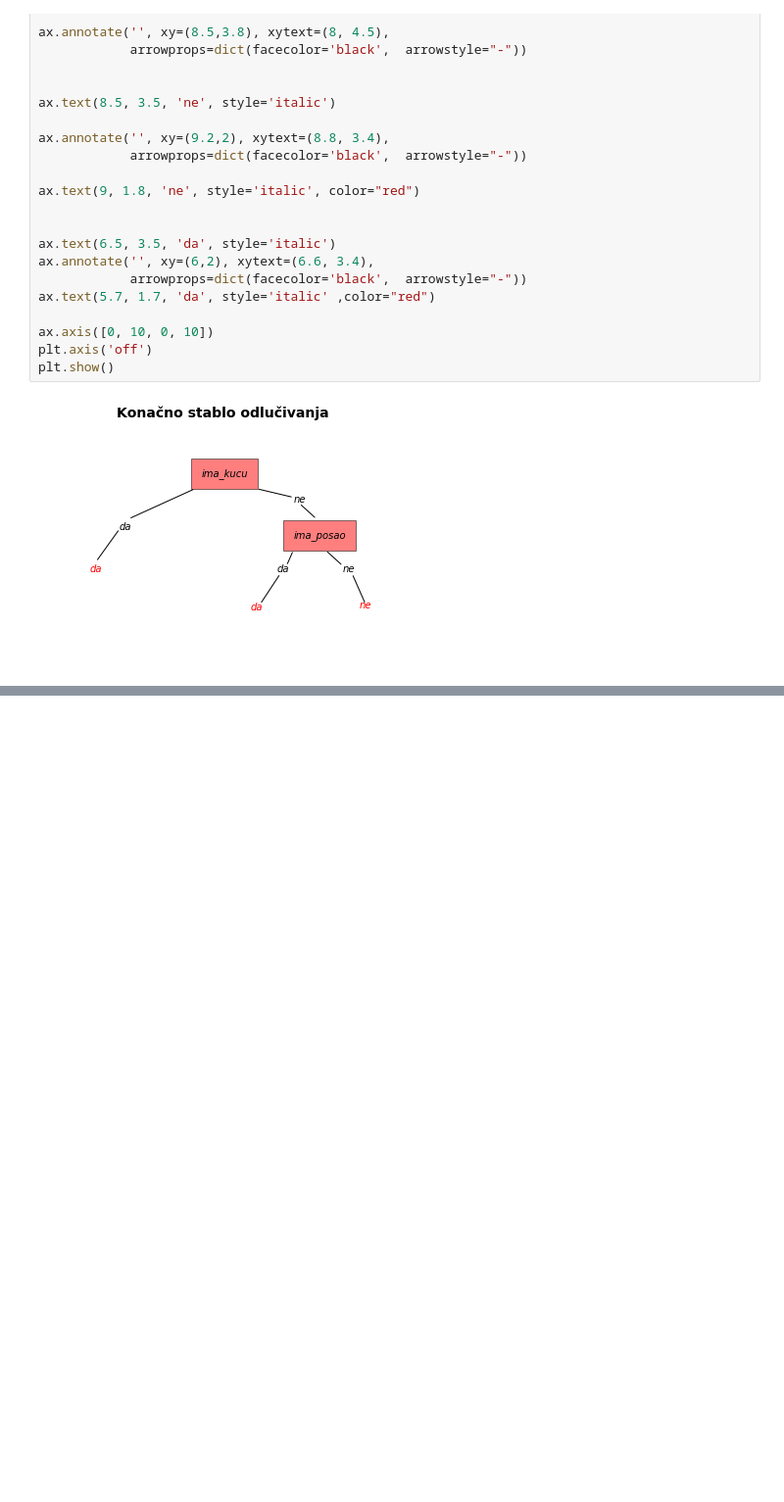
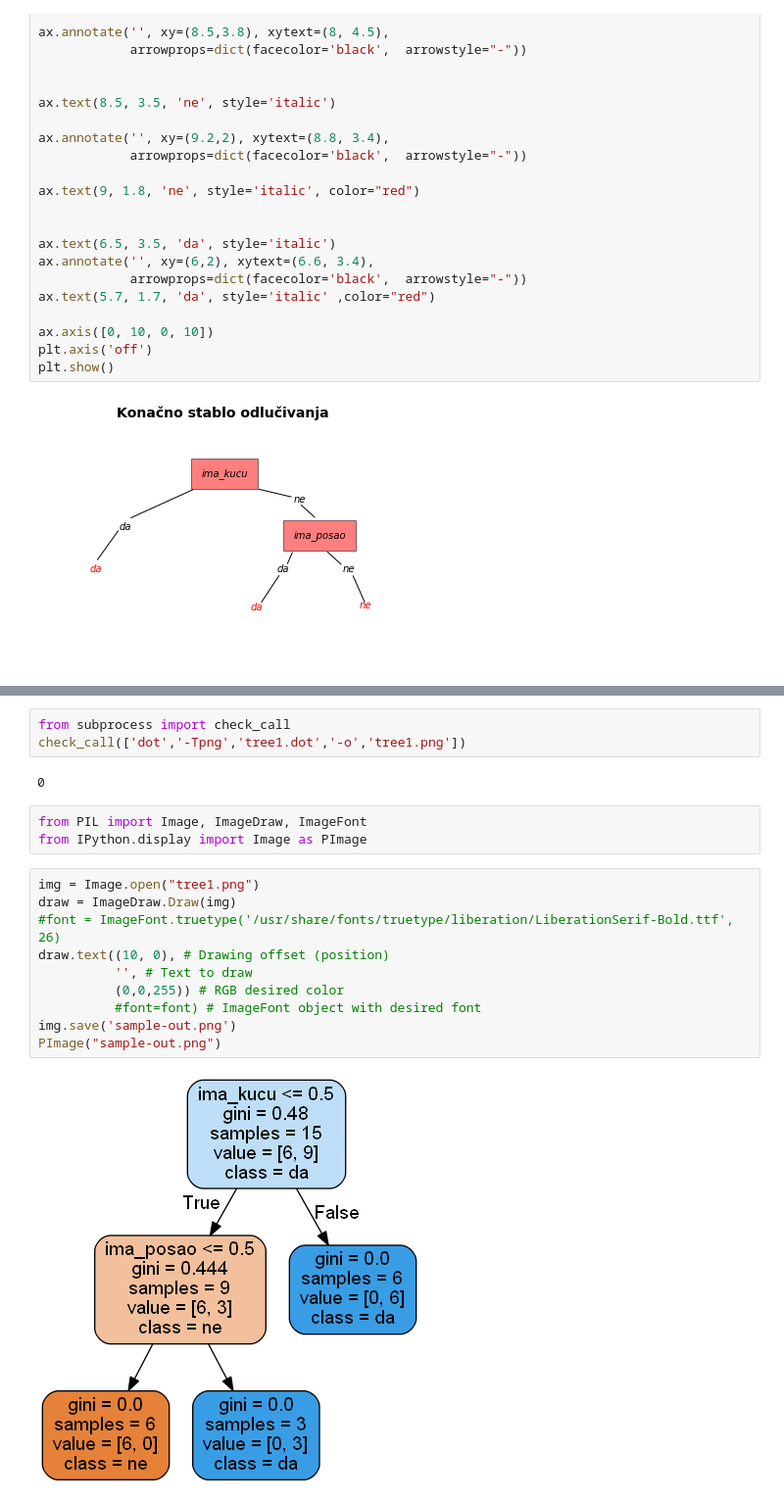
Before and after one commit to tsmetko/Matematicki-softver, a Jupyter notebook: stablo.ipynb, the cells around one changed output, grey strips where cells are left out. Shown at 98% size. Drawn from its saved outputs; the diff is of its cells as text; blank space fills up the shorter version.

```diff
--- a/stablo.ipynb
+++ b/stablo.ipynb
@@ -279,0 +309,20 @@ plt.show()
+# %%
+from subprocess import check_call
+check_call(['dot','-Tpng','tree1.dot','-o','tree1.png'])
+# %% [output]
+0
+# %%
+from PIL import Image, ImageDraw, ImageFont
+from IPython.display import Image as PImage
+# %%
+img = Image.open("tree1.png")
+draw = ImageDraw.Draw(img)
+#font = ImageFont.truetype('/usr/share/fonts/truetype/liberation/LiberationSerif-Bold.ttf', 26)
+draw.text((10, 0), # Drawing offset (position)
+          '', # Text to draw
+          (0,0,255)) # RGB desired color
+          #font=font) # ImageFont object with desired font
+img.save('sample-out.png')
+PImage("sample-out.png")
+# %% [output]
+[figure, added]
```
Also changed, not shown: parts of 4 cells of this notebook.
